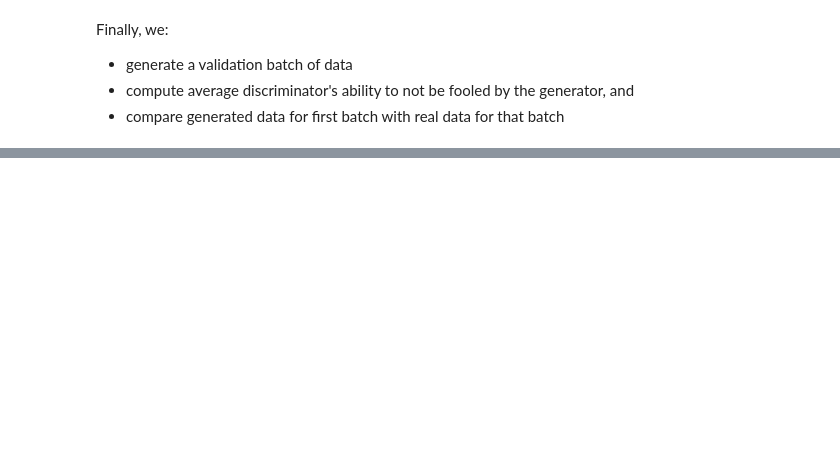
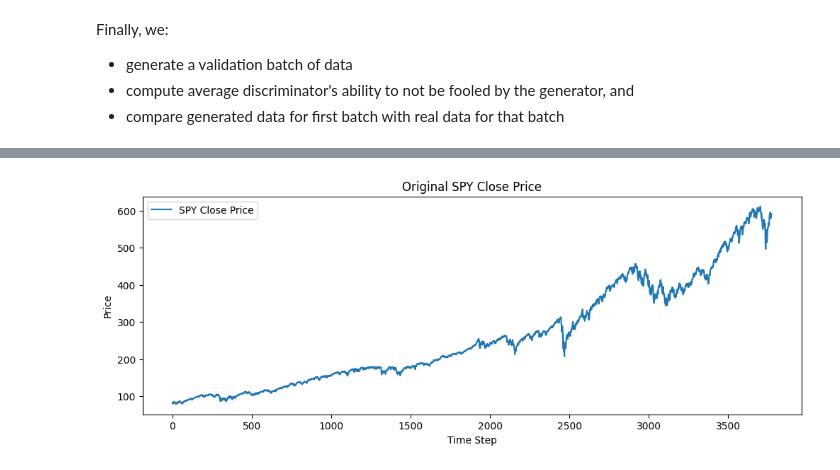
Before and after one commit to yshirai999/Machine-Learning-Lectures, a Jupyter notebook: Lectures/3. GANs.ipynb, the cells around one changed output, grey strips where cells are left out. Saved outputs shown, nothing was run; the diff lists cells and outputs as text; code cells hidden in the pictures; blank space fills up the shorter version.

```diff
--- a/Lectures/3. GANs.ipynb
+++ b/Lectures/3. GANs.ipynb
@@ -321,0 +437,94 @@ Text(0, 0.5, 'Value')
+# %%
+# Empirical properties of SPY log returns
+
+# 1. Plot the original SPY close price
+plt.figure(figsize=(12, 4))
+plt.plot(spy['Close'].dropna().values, label="SPY Close Price")
+plt.title("Original SPY Close Price")
+plt.xlabel("Time Step")
+plt.ylabel("Price")
+plt.legend()
+plt.show()
+
+# 2. Plot the SPY log returns
+plt.figure(figsize=(12, 4))
+plt.plot(spy_logret, label="SPY Log Returns")
+plt.title("SPY Log Returns")
+plt.xlabel("Time Step")
+plt.ylabel("Log Return")
+plt.legend()
+plt.show()
+
+# 3. Plot the empirical distribution (histogram) of log returns and compare with normal
+plt.figure(figsize=(10, 5))
+# Use many more bins for a finer histogram
+count, bins, ignored = plt.hist(spy_logret, bins=300, density=True, alpha=0.6, color='steelblue', label='Empirical')
+
+# Normal fit
+mu, sigma = np.mean(spy_logret), np.std(spy_logret)
+x = np.linspace(np.min(spy_logret), np.max(spy_logret), 500)
+plt.plot(x, stats.norm.pdf(x, mu, sigma), 'r-', lw=2, label='Normal fit')
+
+plt.title("Empirical Distribution of SPY Log Returns\nwith Normal Fit")
+plt.xlabel("Log Return")
+plt.ylabel("Density")
+plt.legend()
+plt.show()
+
+# 4. Plot the autocorrelation function of log returns (up to 100 lags, with significance lines)
+nlags = 100
+alpha = 0.05
+
+acf_vals, confint, qstat, pvalues = acf(spy_logret, nlags=nlags, fft=True, alpha=alpha, qstat=True)
+lags = np.arange(len(acf_vals))
+lower = confint[:, 0] - acf_vals
+upper = confint[:, 1] - acf_vals
+sig_level = 1.96 / np.sqrt(len(spy_logret))  # Approximate 5% significance for white noise
+
+plt.figure(figsize=(10, 4))
+plt.stem(lags, acf_vals, basefmt=" ")
+plt.fill_between(lags, lower, upper, color='gray', alpha=0.2, label='95% Confidence Interval')
+plt.axhline(sig_level, color='red', linestyle='--', linewidth=1, label='5% Significance')
+plt.axhline(-sig_level, color='red', linestyle='--', linewidth=1)
+plt.axhline(0, color='black', linewidth=1)
+plt.title("Autocorrelation Function of SPY Log Returns (up to 50 lags)")
+plt.xlabel("Lag")
+plt.ylabel("Autocorrelation")
+plt.legend()
+plt.show()
+
+# 5. Absolute log returns
+acf_abs, confint_abs, *_ = acf(np.abs(spy_logret), nlags=nlags, fft=True, alpha=alpha, qstat=True)
+lower_abs = confint_abs[:, 0] - acf_abs
+upper_abs = confint_abs[:, 1] - acf_abs
+
+plt.figure(figsize=(10, 4))
+plt.stem(lags, acf_abs, basefmt=" ")
+plt.fill_between(lags, lower_abs, upper_abs, color='gray', alpha=0.2, label='95% Confidence Interval')
+plt.axhline(sig_level, color='red', linestyle='--', linewidth=1, label='5% Significance')
+plt.axhline(-sig_level, color='red', linestyle='--', linewidth=1)
+plt.axhline(0, color='black', linewidth=1)
+plt.title("Autocorrelation of Absolute SPY Log Returns (up to 50 lags)")
+plt.xlabel("Lag")
+plt.ylabel("Autocorrelation")
+plt.legend()
+plt.show()
+
+# 6. Squared log returns
+acf_sq, confint_sq, *_ = acf(spy_logret**2, nlags=nlags, fft=True, alpha=alpha, qstat=True)
+lower_sq = confint_sq[:, 0] - acf_sq
+upper_sq = confint_sq[:, 1] - acf_sq
+
+plt.figure(figsize=(10, 4))
+plt.stem(lags, acf_sq, basefmt=" ")
+plt.fill_between(lags, lower_sq, upper_sq, color='gray', alpha=0.2, label='95% Confidence Interval')
+plt.axhline(sig_level, color='red', linestyle='--', linewidth=1, label='5% Significance')
+plt.axhline(-sig_level, color='red', linestyle='--', linewidth=1)
+plt.axhline(0, color='black', linewidth=1)
+plt.title("Autocorrelation of Squared SPY Log Returns (up to 50 lags)")
+plt.xlabel("Lag")
+plt.ylabel("Autocorrelation")
+plt.legend()
+plt.show()
+# %% [output]
+[figure, added]
```
Also changed, not shown: parts of 10 cells of this notebook.
